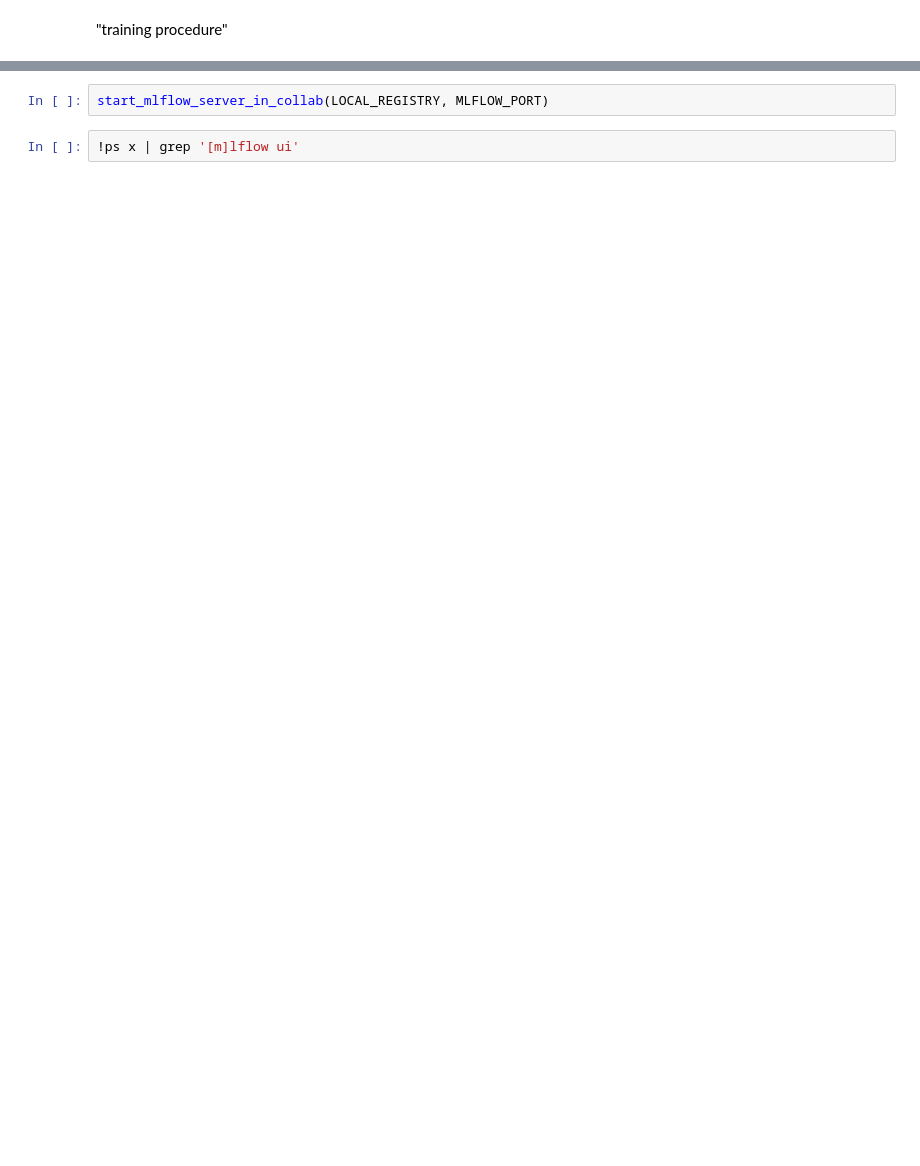
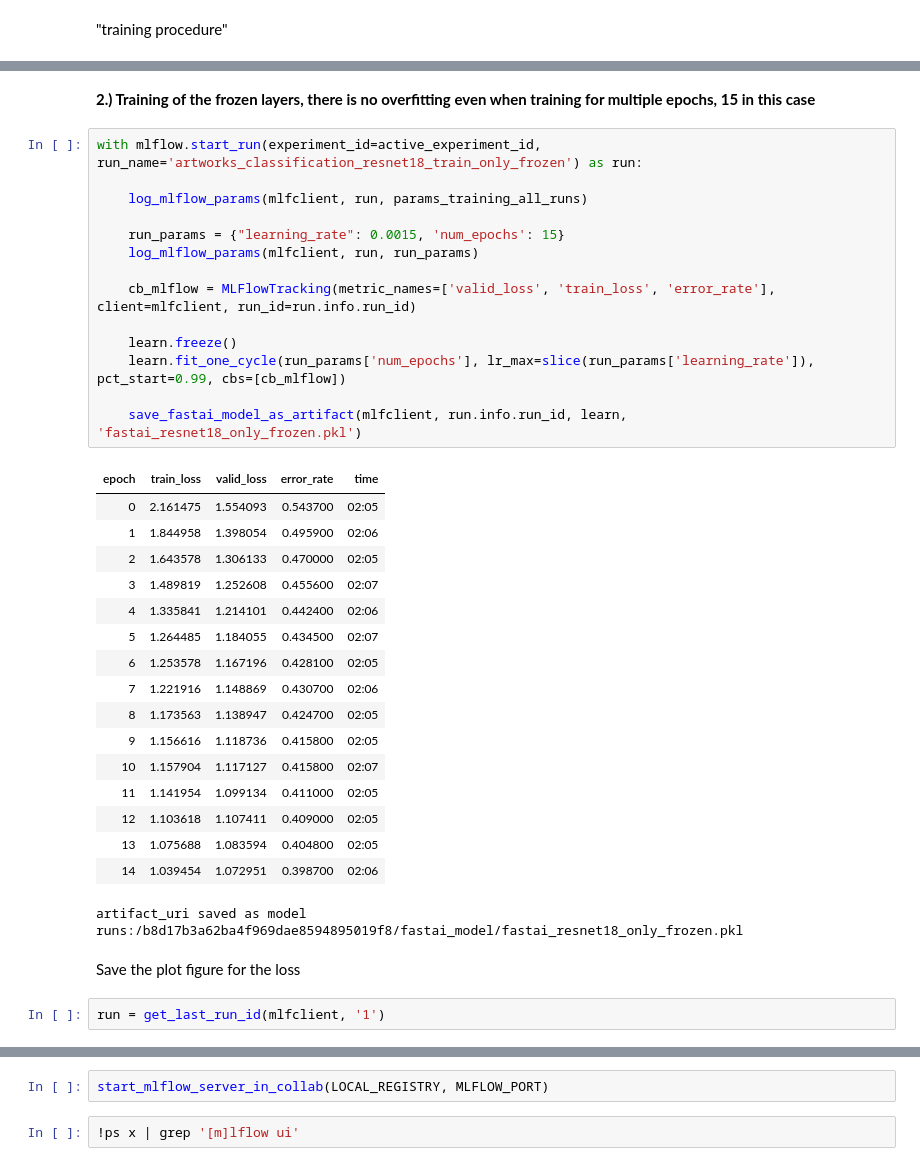
Before and after one commit to leropo00/ml_digital_art, a Jupyter notebook: notebooks/artworks_classification_train_01_baseline_pynb.ipynb, the cells around one changed output, grey strips where cells are left out. Drawn from its saved outputs; the diff is of its cells as text; blank space fills up the shorter version.

```diff
--- a/notebooks/artworks_classification_train_01_baseline_pynb.ipynb
+++ b/notebooks/artworks_classification_train_01_baseline_pynb.ipynb
@@ -119,0 +179,39 @@ runs:/3107788db6b445bbbdc813193bf201eb/fastai_model/fastai_resnet18_01.pkl
+# %% [markdown]
+**2.) Training of the frozen layers, there is no overfitting even when training for multiple epochs, 15 in this case**
+# %%
+with mlflow.start_run(experiment_id=active_experiment_id, run_name='artworks_classification_resnet18_train_only_frozen') as run:
+
+    log_mlflow_params(mlfclient, run, params_training_all_runs)
+
+    run_params = {"learning_rate": 0.0015, 'num_epochs': 15}
+    log_mlflow_params(mlfclient, run, run_params)
+
+    cb_mlflow = MLFlowTracking(metric_names=['valid_loss', 'train_loss', 'error_rate'], client=mlfclient, run_id=run.info.run_id)
+
+    learn.freeze()
+    learn.fit_one_cycle(run_params['num_epochs'], lr_max=slice(run_params['learning_rate']), pct_start=0.99, cbs=[cb_mlflow])
+
+    save_fastai_model_as_artifact(mlfclient, run.info.run_id, learn, 'fastai_resnet18_only_frozen.pkl')
+# %% [output]
+| epoch | train_loss | valid_loss | error_rate | time |
+| 0 | 2.161475 | 1.554093 | 0.543700 | 02:05 |
+| 1 | 1.844958 | 1.398054 | 0.495900 | 02:06 |
+| 2 | 1.643578 | 1.306133 | 0.470000 | 02:05 |
+| 3 | 1.489819 | 1.252608 | 0.455600 | 02:07 |
+| 4 | 1.335841 | 1.214101 | 0.442400 | 02:06 |
+| 5 | 1.264485 | 1.184055 | 0.434500 | 02:07 |
+| 6 | 1.253578 | 1.167196 | 0.428100 | 02:05 |
+| 7 | 1.221916 | 1.148869 | 0.430700 | 02:06 |
+| 8 | 1.173563 | 1.138947 | 0.424700 | 02:05 |
+| 9 | 1.156616 | 1.118736 | 0.415800 | 02:05 |
+| 10 | 1.157904 | 1.117127 | 0.415800 | 02:07 |
+| 11 | 1.141954 | 1.099134 | 0.411000 | 02:05 |
+| 12 | 1.103618 | 1.107411 | 0.409000 | 02:05 |
+| 13 | 1.075688 | 1.083594 | 0.404800 | 02:05 |
+| 14 | 1.039454 | 1.072951 | 0.398700 | 02:06 |
+artifact_uri saved as model
+runs:/b8d17b3a62ba4f969dae8594895019f8/fastai_model/fastai_resnet18_only_frozen.pkl
+# %% [markdown]
+Save the plot figure for the loss
+# %%
+run = get_last_run_id(mlfclient, '1')
```
Also changed, not shown: parts of 42 cells of this notebook, 1 other file.
